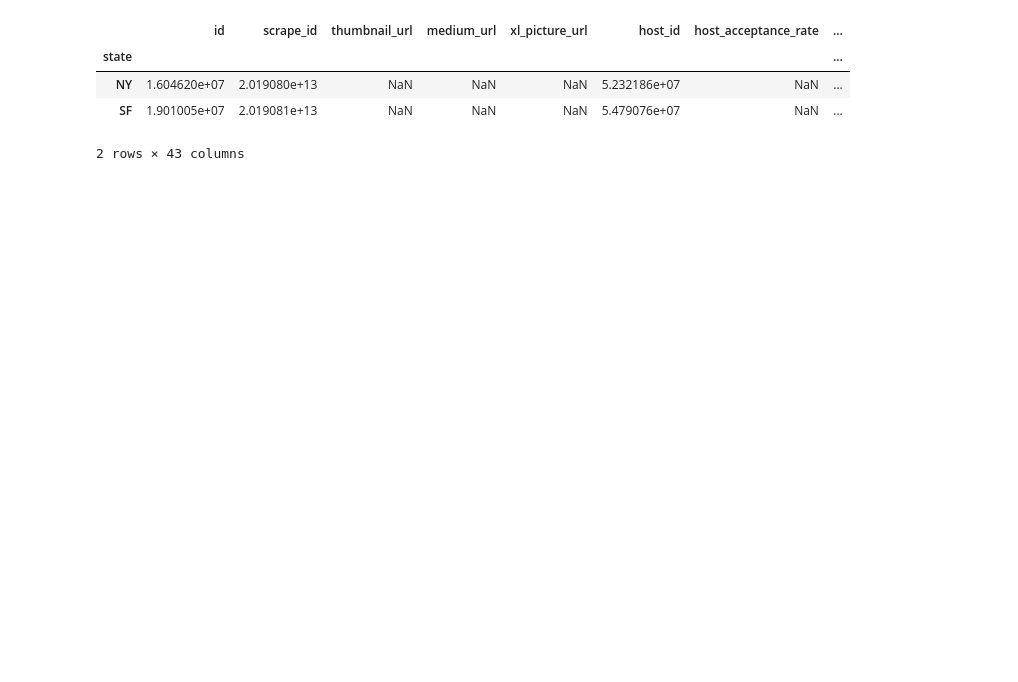
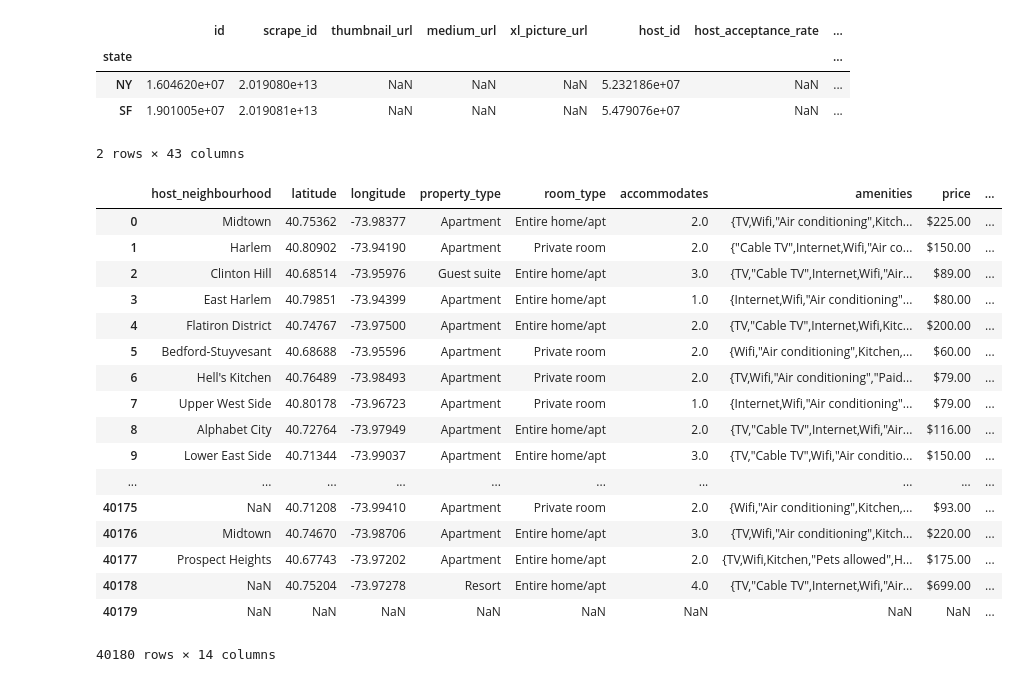
Before and after one commit to christinemazur/project1, a Jupyter notebook: airbnb_jupyter.ipynb, the cells around one changed output. Drawn from its saved outputs; the diff is of its cells as text; code cells hidden in the pictures; blank space fills up the shorter version.

```diff
--- a/airbnb_jupyter.ipynb
+++ b/airbnb_jupyter.ipynb
@@ -37,0 +41,42 @@ airbnb_data.groupby('state').mean()
+# %%
+# Select Columns for clean DataFrame
+NYC_data['host_neighbourhood']
+NYC_data['latitude']
+NYC_data['longitude']
+NYC_data['property_type']
+NYC_data['room_type']
+NYC_data['accommodates']
+NYC_data['amenities']
+NYC_data['price']
+NYC_data['availability_365']
+NYC_data['number_of_reviews']
+NYC_data['number_of_reviews_ltm']
+NYC_data['review_scores_rating']
+NYC_data['review_scores_location']
+NYC_data['reviews_per_month']
+
+Clean_NYC = NYC_data[['host_neighbourhood','latitude','longitude',
+                      'property_type','room_type','accommodates',
+                     'amenities','price','availability_365','number_of_reviews',
+                     'number_of_reviews_ltm','review_scores_rating',
+                      'review_scores_location','reviews_per_month']]
+Clean_NYC
+# %% [output]
+|  | host_neighbourhood | latitude | longitude | property_type | room_type | accommodates | amenities | price | ... |
+| 0 | Midtown | 40.75362 | -73.98377 | Apartment | Entire home/apt | 2.0 | {TV,Wifi,"Air conditioning",Kitch... | $225.00 | ... |
+| 1 | Harlem | 40.80902 | -73.94190 | Apartment | Private room | 2.0 | {"Cable TV",Internet,Wifi,"Air co... | $150.00 | ... |
+| 2 | Clinton Hill | 40.68514 | -73.95976 | Guest suite | Entire home/apt | 3.0 | {TV,"Cable TV",Internet,Wifi,"Air... | $89.00 | ... |
+| 3 | East Harlem | 40.79851 | -73.94399 | Apartment | Entire home/apt | 1.0 | {Internet,Wifi,"Air conditioning"... | $80.00 | ... |
+| 4 | Flatiron District | 40.74767 | -73.97500 | Apartment | Entire home/apt | 2.0 | {TV,"Cable TV",Internet,Wifi,Kitc... | $200.00 | ... |
+| 5 | Bedford-Stuyvesant | 40.68688 | -73.95596 | Apartment | Private room | 2.0 | {Wifi,"Air conditioning",Kitchen,... | $60.00 | ... |
+| 6 | Hell's Kitchen | 40.76489 | -73.98493 | Apartment | Private room | 2.0 | {TV,Wifi,"Air conditioning","Paid... | $79.00 | ... |
+| 7 | Upper West Side | 40.80178 | -73.96723 | Apartment | Private room | 1.0 | {Internet,Wifi,"Air conditioning"... | $79.00 | ... |
+| 8 | Alphabet City | 40.72764 | -73.97949 | Apartment | Entire home/apt | 2.0 | {TV,"Cable TV",Internet,Wifi,"Air... | $116.00 | ... |
+| 9 | Lower East Side | 40.71344 | -73.99037 | Apartment | Entire home/apt | 3.0 | {TV,"Cable TV",Wifi,"Air conditio... | $150.00 | ... |
+| ... | ... | ... | ... | ... | ... | ... | ... | ... | ... |
+| 40175 | NaN | 40.71208 | -73.99410 | Apartment | Private room | 2.0 | {Wifi,"Air conditioning",Kitchen,... | $93.00 | ... |
+| 40176 | Midtown | 40.74670 | -73.98706 | Apartment | Entire home/apt | 3.0 | {TV,Wifi,"Air conditioning",Kitch... | $220.00 | ... |
+| 40177 | Prospect Heights | 40.67743 | -73.97202 | Apartment | Entire home/apt | 2.0 | {TV,Wifi,Kitchen,"Pets allowed",H... | $175.00 | ... |
+| 40178 | NaN | 40.75204 | -73.97278 | Resort | Entire home/apt | 4.0 | {TV,"Cable TV",Internet,Wifi,"Air... | $699.00 | ... |
+| 40179 | NaN | NaN | NaN | NaN | NaN | NaN | NaN | NaN | ... |
+40180 rows × 14 columns
```
Also changed, not shown: parts of 1 cell of this notebook, 1 other file.
